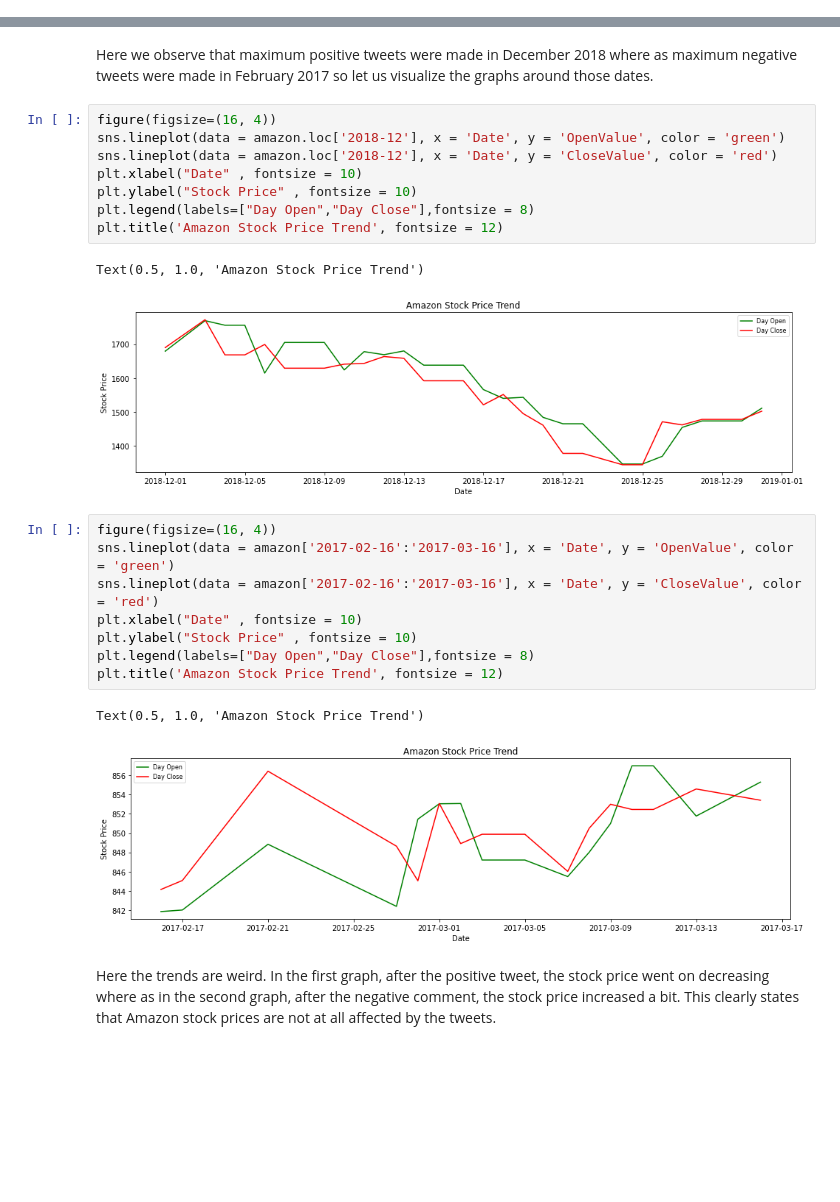
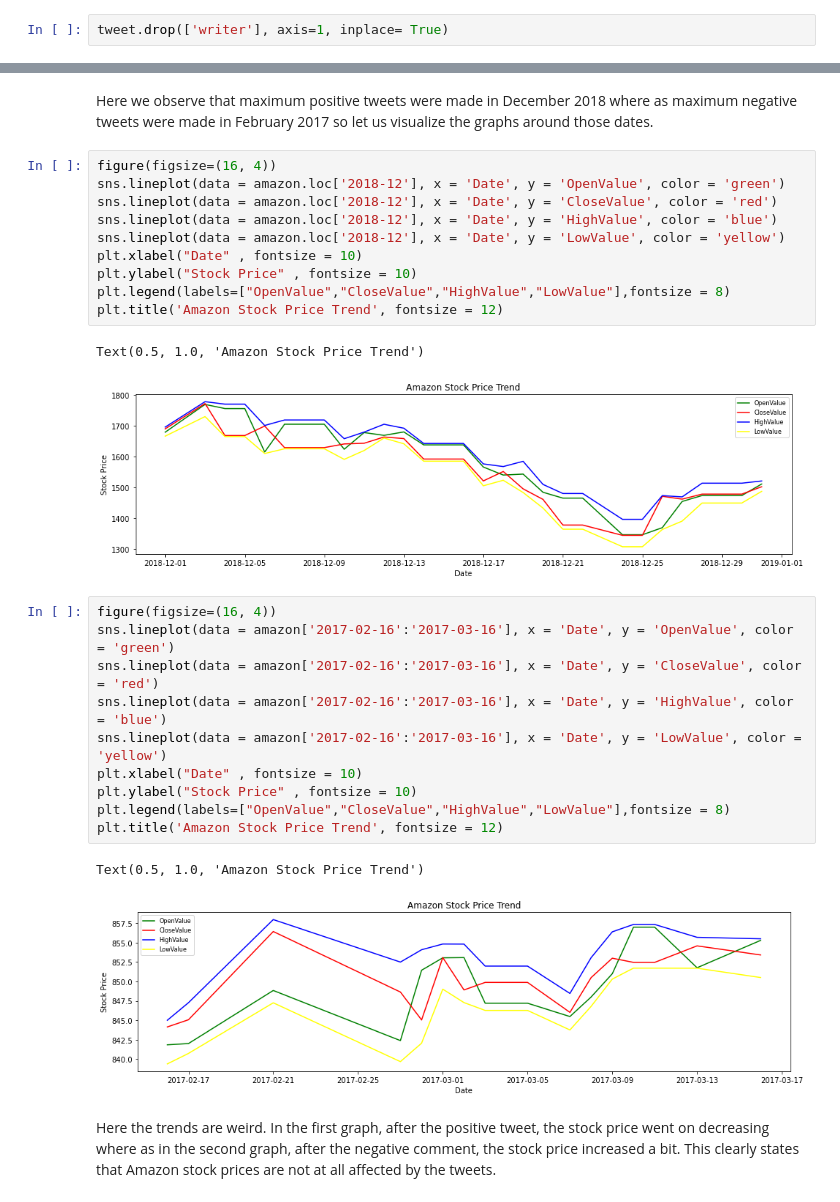
Before and after one commit to hinalbhaveshdesai/ds601, a Jupyter notebook: Final/FinalProject.ipynb, the cells around one changed output, grey strips where cells are left out. Drawn from its saved outputs; the diff is of its cells as text; blank space fills up the shorter version.

```diff
--- a/Final/FinalProject.ipynb
+++ b/Final/FinalProject.ipynb
@@ -259,3 +261,5 @@ We have successfully converted the datatypes of the columns and the data is now
+# %%
+tweet.drop(['writer'], axis=1, inplace= True)
 # %% [markdown]
 #### Report
 
@@ -511,24 +524,28 @@ Here we observe that maximum positive tweets were made in December 2018 where as
 figure(figsize=(16, 4))
 sns.lineplot(data = amazon.loc['2018-12'], x = 'Date', y = 'OpenValue', color = 'green')
 sns.lineplot(data = amazon.loc['2018-12'], x = 'Date', y = 'CloseValue', color = 'red')
+sns.lineplot(data = amazon.loc['2018-12'], x = 'Date', y = 'HighValue', color = 'blue')
+sns.lineplot(data = amazon.loc['2018-12'], x = 'Date', y = 'LowValue', color = 'yellow')
 plt.xlabel("Date" , fontsize = 10)
 plt.ylabel("Stock Price" , fontsize = 10)
-plt.legend(labels=["Day Open","Day Close"],fontsize = 8)
+plt.legend(labels=["OpenValue","CloseValue","HighValue","LowValue"],fontsize = 8)
 plt.title('Amazon Stock Price Trend', fontsize = 12)
 # %% [output]
 Text(0.5, 1.0, 'Amazon Stock Price Trend')
-[figure, old version]
+[figure, new version]
 # %%
 figure(figsize=(16, 4))
 sns.lineplot(data = amazon['2017-02-16':'2017-03-16'], x = 'Date', y = 'OpenValue', color = 'green')
 sns.lineplot(data = amazon['2017-02-16':'2017-03-16'], x = 'Date', y = 'CloseValue', color = 'red')
+sns.lineplot(data = amazon['2017-02-16':'2017-03-16'], x = 'Date', y = 'HighValue', color = 'blue')
+sns.lineplot(data = amazon['2017-02-16':'2017-03-16'], x = 'Date', y = 'LowValue', color = 'yellow')
 plt.xlabel("Date" , fontsize = 10)
 plt.ylabel("Stock Price" , fontsize = 10)
-plt.legend(labels=["Day Open","Day Close"],fontsize = 8)
+plt.legend(labels=["OpenValue","CloseValue","HighValue","LowValue"],fontsize = 8)
 plt.title('Amazon Stock Price Trend', fontsize = 12)
 # %% [output]
 Text(0.5, 1.0, 'Amazon Stock Price Trend')
-[figure, old version]
+[figure, new version]
 # %% [markdown]
 Here the trends are weird. In the first graph, after the positive tweet, the stock price went on decreasing where as in the second graph, after the negative comment, the stock price increased a bit.
 This clearly states that Amazon stock prices are not at all affected by the tweets.
```
Also changed, not shown: parts of 16 cells of this notebook.
